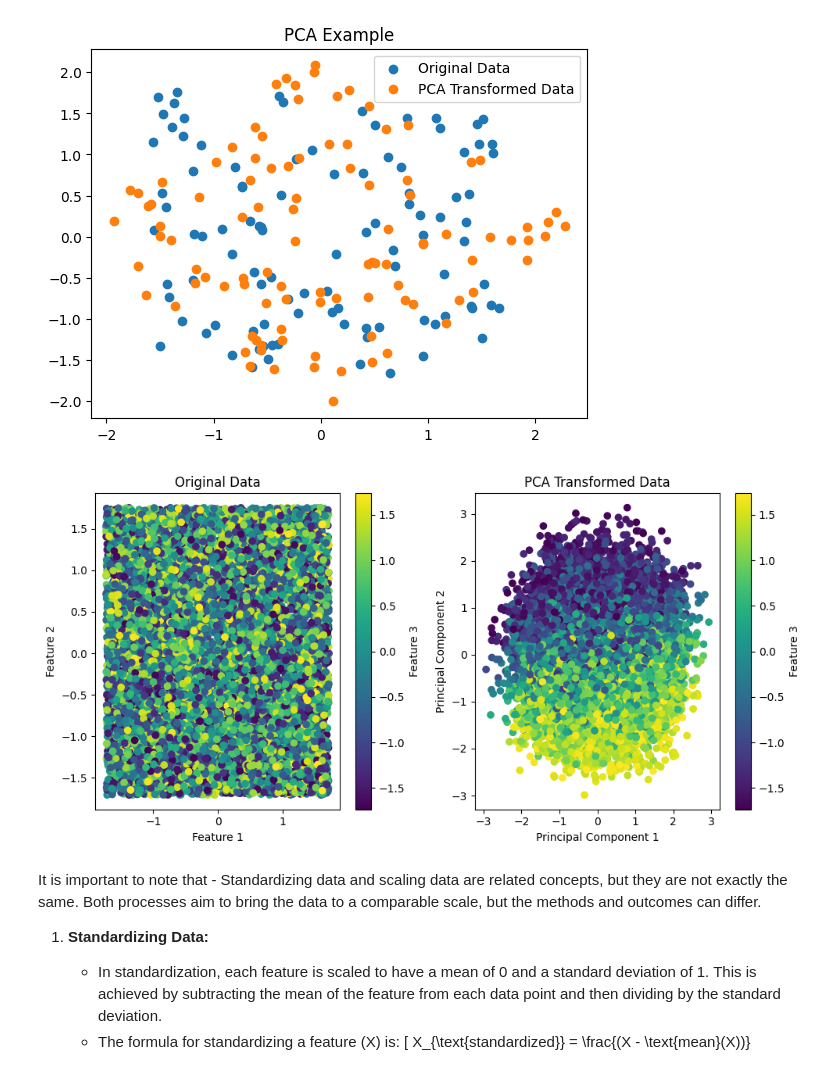
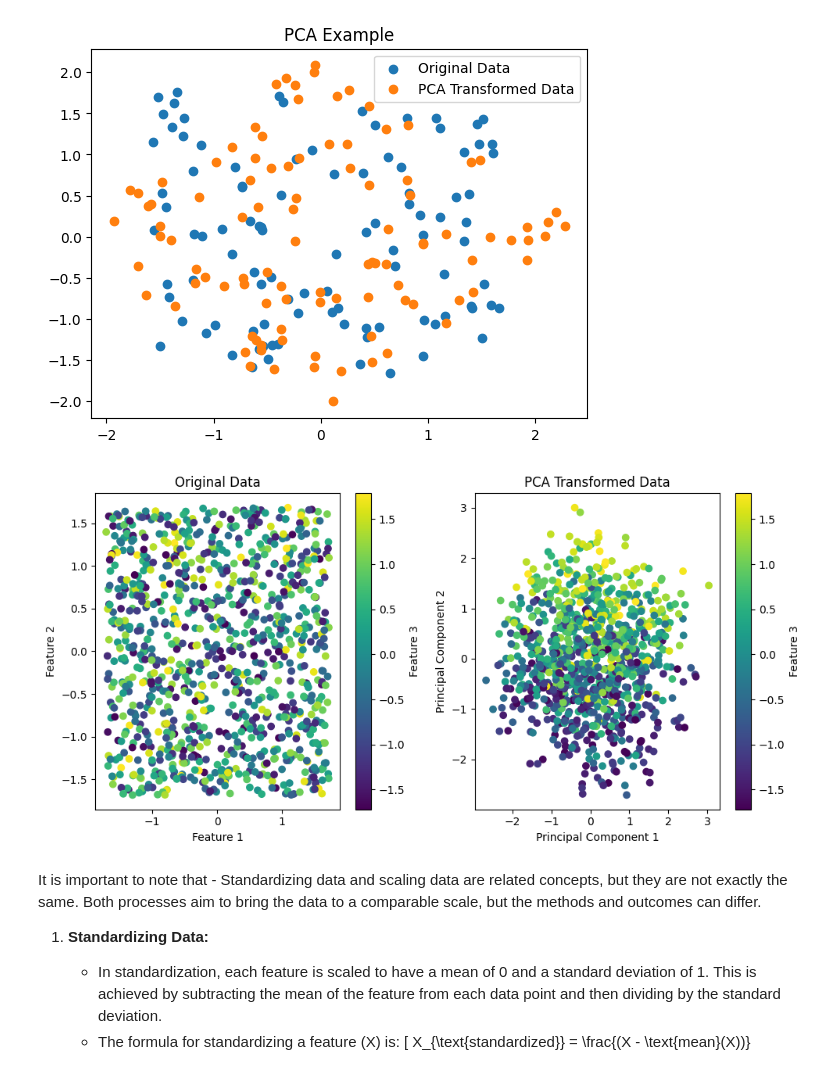
Before and after one commit to shfarhaan/ml-notebooks, a Jupyter notebook: PCA/basics.ipynb, the cells around one changed output. Cells and saved outputs as stored; diff of their text form; code cells hidden in the pictures.

```diff
--- a/PCA/basics.ipynb
+++ b/PCA/basics.ipynb
@@ -116,38 +116,38 @@ import matplotlib.pyplot as plt
 # Creating a synthetic house price prediction dataset
 np.random.seed(42)
 # Generating data with 100 samples and 3 features (representing different characteristics of houses)
-X = np.random.rand(10000, 5)
+X = np.random.rand(1000, 5)
 
 # Standardizing data
 X_standardized = (X - np.mean(X, axis=0)) / np.std(X, axis=0)
 
 # Applying PCA
 pca = PCA()
 X_pca = pca.fit_transform(X_standardized)
 
 # Plotting original and transformed data
 plt.figure(figsize=(10, 5))
 
 # Original Data
 plt.subplot(1, 2, 1)
 plt.scatter(X_standardized[:, 0], X_standardized[:, 1], c=X_standardized[:, 2], cmap='viridis', label='Original Data')
 plt.colorbar(label='Feature 3')
 plt.xlabel('Feature 1')
 plt.ylabel('Feature 2')
 plt.title('Original Data')
 
 # PCA Transformed Data
 plt.subplot(1, 2, 2)
 plt.scatter(X_pca[:, 0], X_pca[:, 1], c=X_standardized[:, 2], cmap='viridis', label='PCA Transformed Data')
 plt.colorbar(label='Feature 3')
 plt.xlabel('Principal Component 1')
 plt.ylabel('Principal Component 2')
 plt.title('PCA Transformed Data')
 
 plt.tight_layout()
 plt.show()
 # %% [output]
-[figure, old version]
+[figure, new version]
 # %% [markdown]
 It is important to note that - Standardizing data and scaling data are related concepts, but they are not exactly the same. Both processes aim to bring the data to a comparable scale, but the methods and outcomes can differ.
 
```
